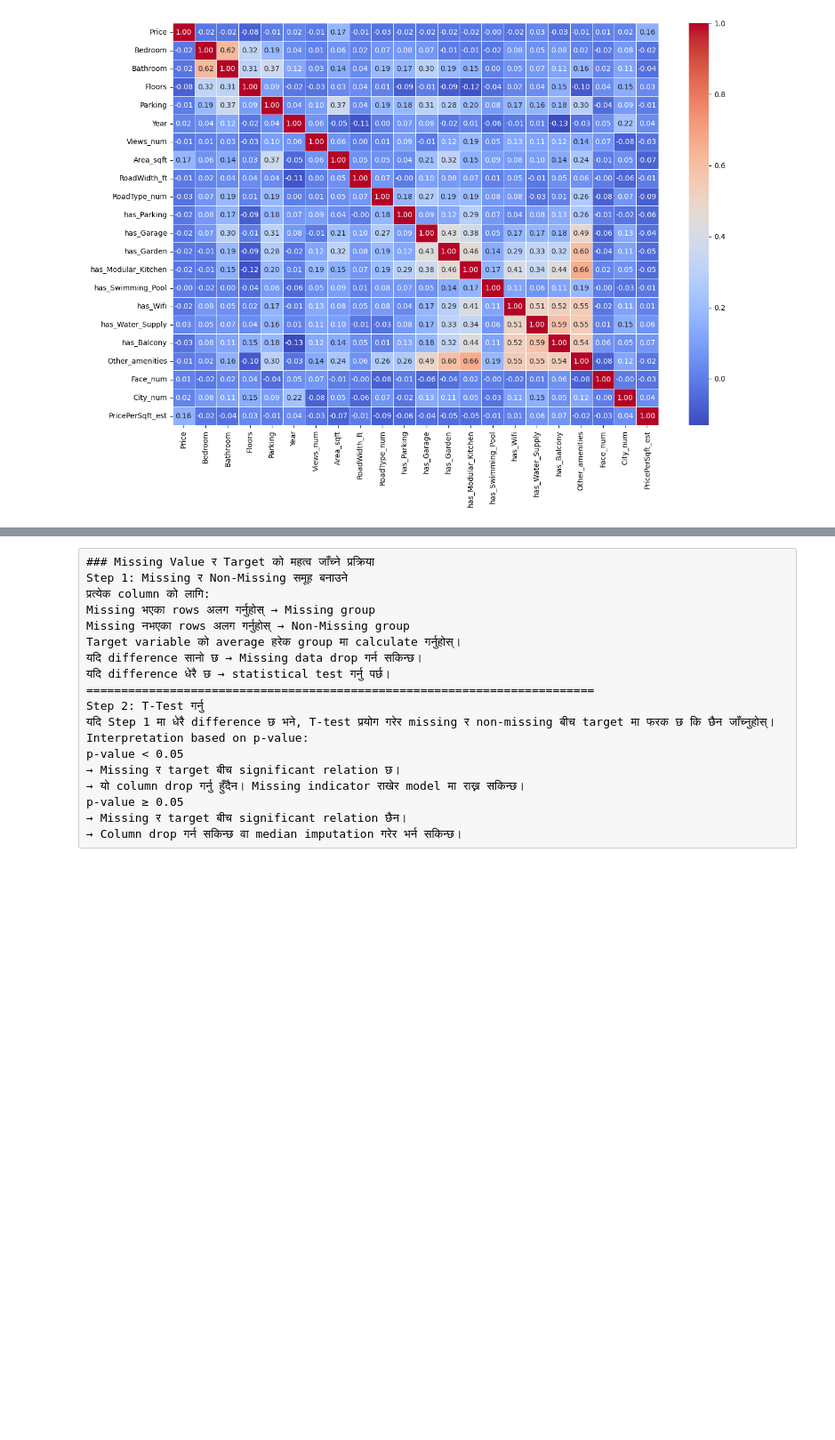
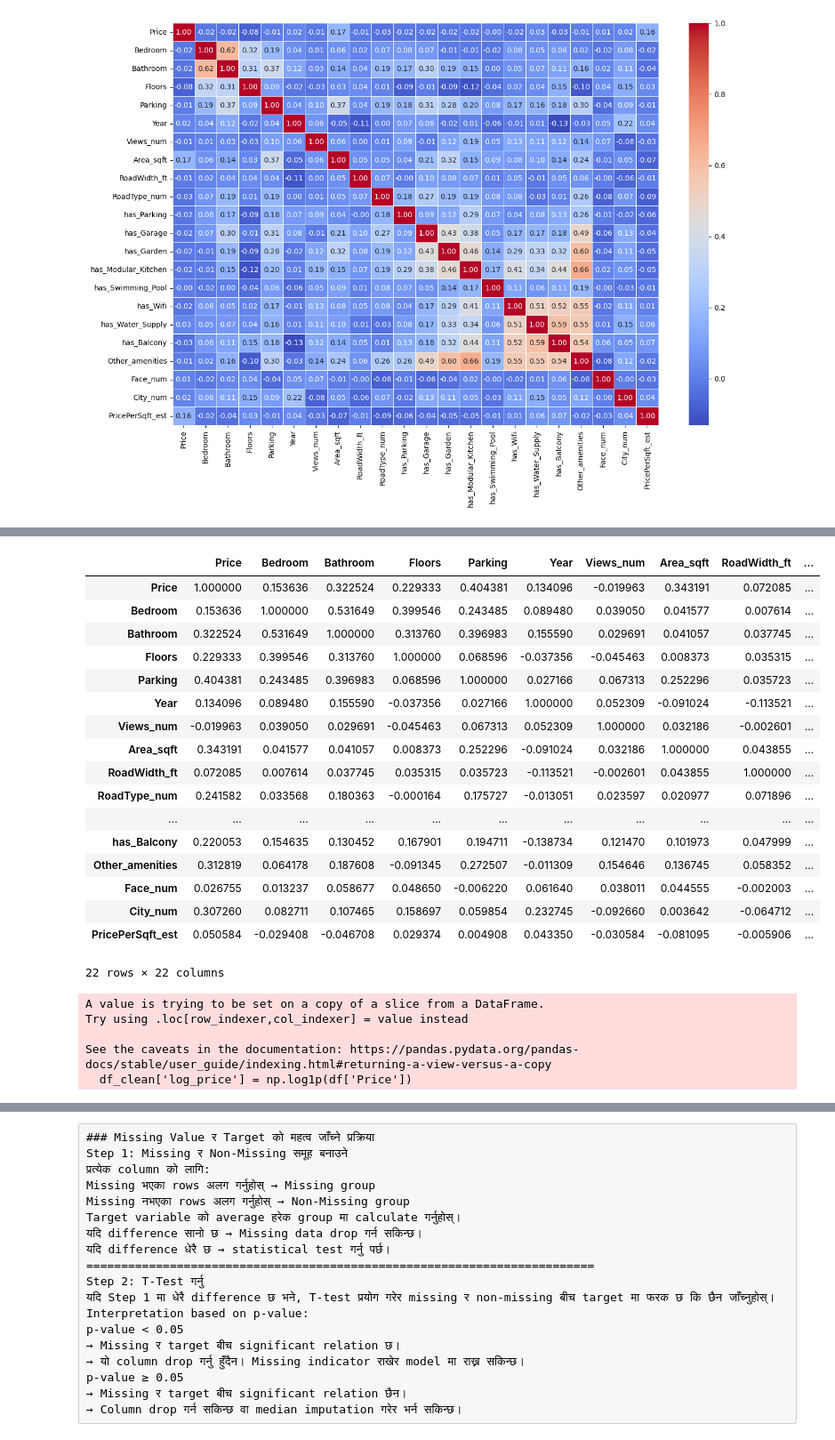
Before and after one commit to prakasshrestha/ML-Project, a Jupyter notebook: LinearRegression_project/1. House Price Prediction/NepalHousingPredict.ipynb, the cells around one changed output, grey strips where cells are left out. Shown at 89% size. Drawn from its saved outputs; the diff is of its cells as text; code cells hidden in the pictures; blank space fills up the shorter version.

```diff
--- a/LinearRegression_project/1. House Price Prediction/NepalHousingPredict.ipynb
+++ b/LinearRegression_project/1. House Price Prediction/NepalHousingPredict.ipynb
@@ -714,0 +773,30 @@ sns.heatmap(corr, annot=True, cmap='coolwarm', fmt=".2f", linewidths=0.5)
+# %%
+df_clean.corr(numeric_only=True)
+# %% [output]
+|  | Price | Bedroom | Bathroom | Floors | Parking | Year | Views_num | Area_sqft | RoadWidth_ft | ... |
+| Price | 1.000000 | 0.153636 | 0.322524 | 0.229333 | 0.404381 | 0.134096 | -0.019963 | 0.343191 | 0.072085 | ... |
+| Bedroom | 0.153636 | 1.000000 | 0.531649 | 0.399546 | 0.243485 | 0.089480 | 0.039050 | 0.041577 | 0.007614 | ... |
+| Bathroom | 0.322524 | 0.531649 | 1.000000 | 0.313760 | 0.396983 | 0.155590 | 0.029691 | 0.041057 | 0.037745 | ... |
+| Floors | 0.229333 | 0.399546 | 0.313760 | 1.000000 | 0.068596 | -0.037356 | -0.045463 | 0.008373 | 0.035315 | ... |
+| Parking | 0.404381 | 0.243485 | 0.396983 | 0.068596 | 1.000000 | 0.027166 | 0.067313 | 0.252296 | 0.035723 | ... |
+| Year | 0.134096 | 0.089480 | 0.155590 | -0.037356 | 0.027166 | 1.000000 | 0.052309 | -0.091024 | -0.113521 | ... |
+| Views_num | -0.019963 | 0.039050 | 0.029691 | -0.045463 | 0.067313 | 0.052309 | 1.000000 | 0.032186 | -0.002601 | ... |
+| Area_sqft | 0.343191 | 0.041577 | 0.041057 | 0.008373 | 0.252296 | -0.091024 | 0.032186 | 1.000000 | 0.043855 | ... |
+| RoadWidth_ft | 0.072085 | 0.007614 | 0.037745 | 0.035315 | 0.035723 | -0.113521 | -0.002601 | 0.043855 | 1.000000 | ... |
+| RoadType_num | 0.241582 | 0.033568 | 0.180363 | -0.000164 | 0.175727 | -0.013051 | 0.023597 | 0.020977 | 0.071896 | ... |
+| ... | ... | ... | ... | ... | ... | ... | ... | ... | ... | ... |
+| has_Balcony | 0.220053 | 0.154635 | 0.130452 | 0.167901 | 0.194711 | -0.138734 | 0.121470 | 0.101973 | 0.047999 | ... |
+| Other_amenities | 0.312819 | 0.064178 | 0.187608 | -0.091345 | 0.272507 | -0.011309 | 0.154646 | 0.136745 | 0.058352 | ... |
+| Face_num | 0.026755 | 0.013237 | 0.058677 | 0.048650 | -0.006220 | 0.061640 | 0.038011 | 0.044555 | -0.002003 | ... |
+| City_num | 0.307260 | 0.082711 | 0.107465 | 0.158697 | 0.059854 | 0.232745 | -0.092660 | 0.003642 | -0.064712 | ... |
+| PricePerSqft_est | 0.050584 | -0.029408 | -0.046708 | 0.029374 | 0.004908 | 0.043350 | -0.030584 | -0.081095 | -0.005906 | ... |
+22 rows × 22 columns
+# %%
+import numpy as np
+df_clean['log_price'] = np.log1p(df['Price'])
+# %% [output]
+A value is trying to be set on a copy of a slice from a DataFrame.
+Try using .loc[row_indexer,col_indexer] = value instead
+
+See the caveats in the documentation: https://pandas.pydata.org/pandas-docs/stable/user_guide/indexing.html#returning-a-view-versus-a-copy
+  df_clean['log_price'] = np.log1p(df['Price'])
```
Also changed, not shown: parts of 10 cells of this notebook.
